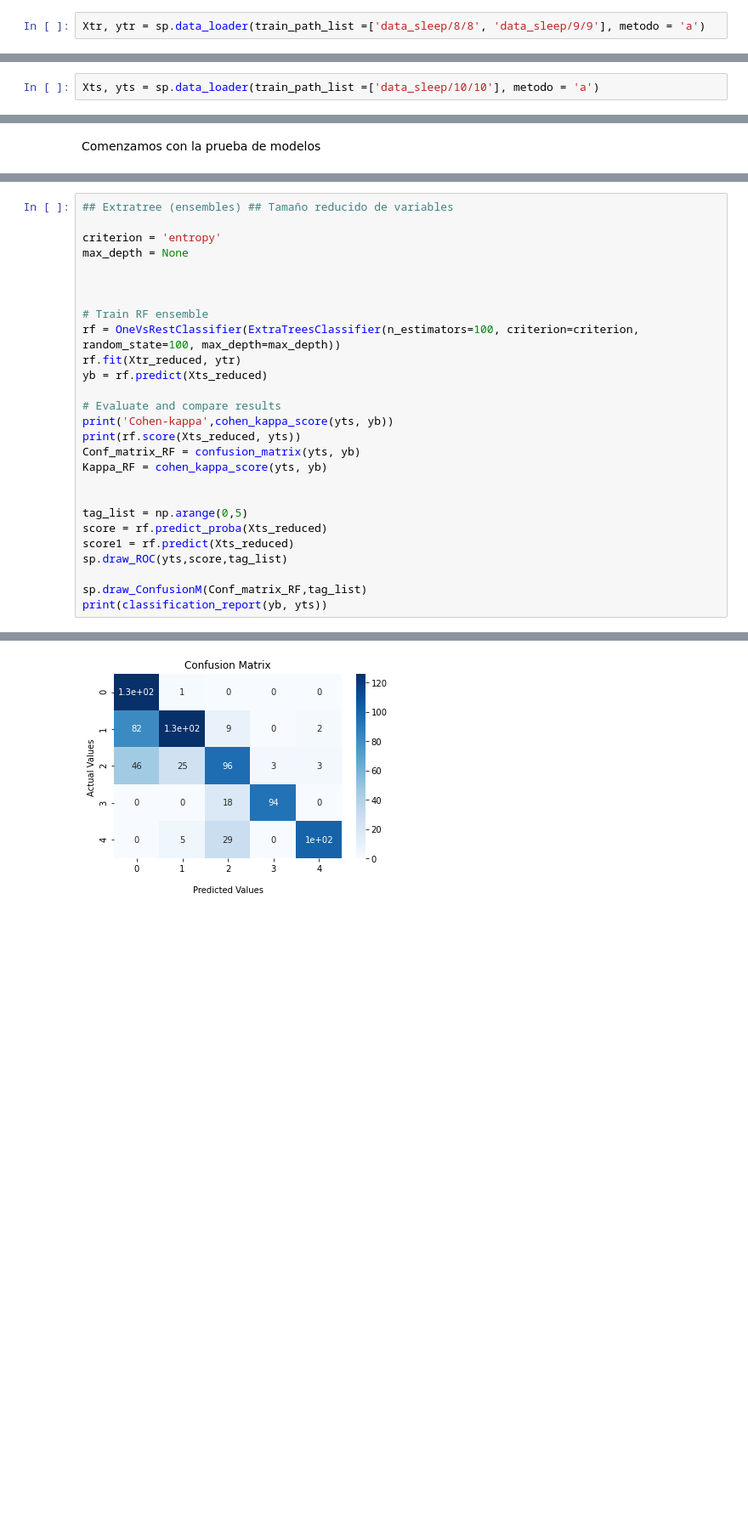
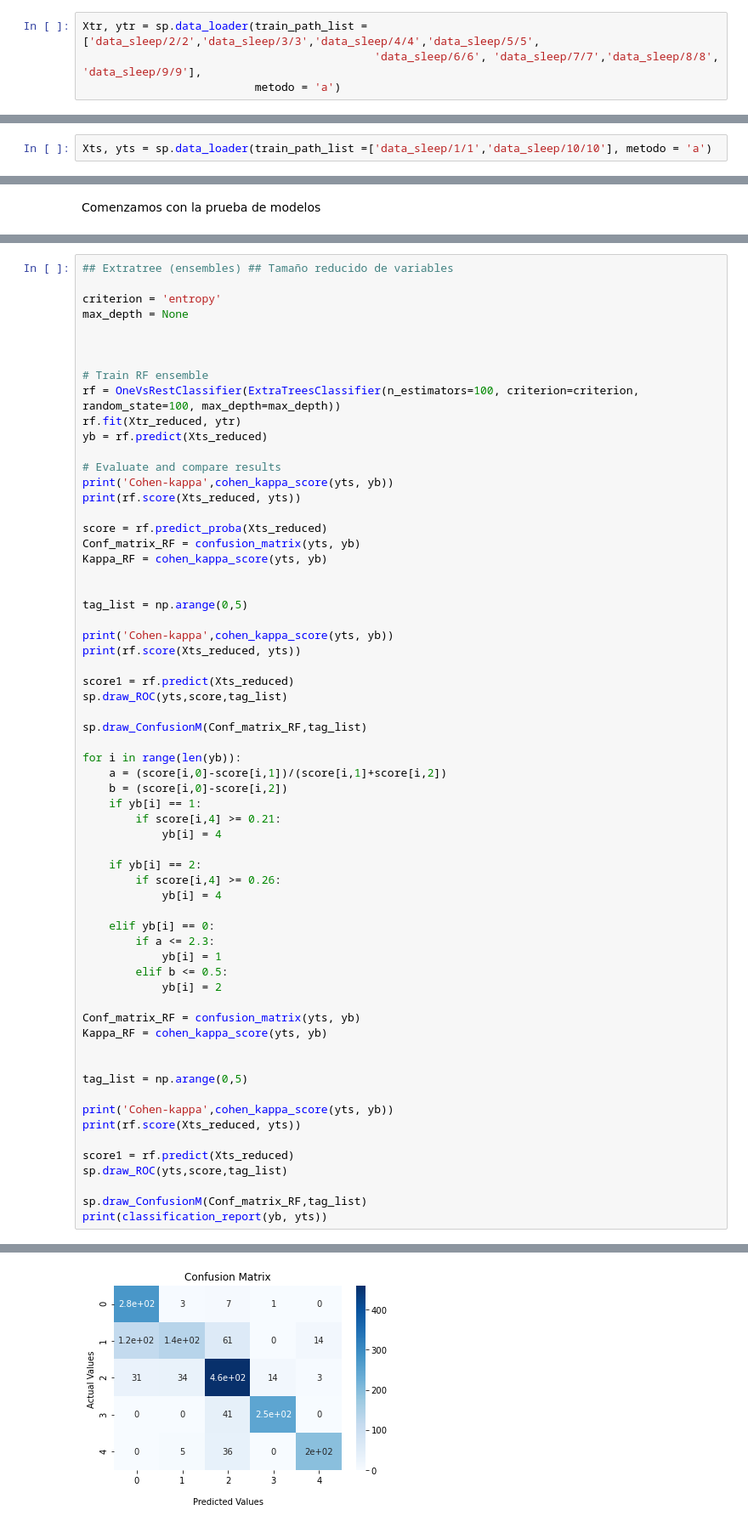
Before and after one commit to Olayo05/Sleeping_analysis, a Jupyter notebook: Fases_sueño.ipynb, the cells around one changed output, grey strips where cells are left out. Shown at 85% size. Cells and saved outputs as stored; diff of their text form; blank space fills up the shorter version.

```diff
--- a/Fases_sueño.ipynb
+++ b/Fases_sueño.ipynb
@@ -25,5 +29,7 @@ Para evaluar, realizar un boxplot del conjunto de train, y despues hacer lo mism
 # %%
-Xtr, ytr = sp.data_loader(train_path_list =['data_sleep/8/8', 'data_sleep/9/9'], metodo = 'a')
+Xtr, ytr = sp.data_loader(train_path_list =['data_sleep/2/2','data_sleep/3/3','data_sleep/4/4','data_sleep/5/5',
+                                            'data_sleep/6/6', 'data_sleep/7/7','data_sleep/8/8', 'data_sleep/9/9'],
+                          metodo = 'a')
 # %% [output]
 Filtering raw data in 1 contiguous segment
 Setting up band-pass filter from 0.3 - 45 Hz
@@ -61,5 +88,5 @@ Todo correcto
 # %%
-Xts, yts = sp.data_loader(train_path_list =['data_sleep/10/10'], metodo = 'a')
+Xts, yts = sp.data_loader(train_path_list =['data_sleep/1/1','data_sleep/10/10'], metodo = 'a')
 # %% [output]
 Filtering raw data in 1 contiguous segment
 Setting up band-pass filter from 0.3 - 45 Hz
@@ -295,12 +327,48 @@ yb = rf.predict(Xts_reduced)
 # Evaluate and compare results
 print('Cohen-kappa',cohen_kappa_score(yts, yb))
 print(rf.score(Xts_reduced, yts))
+
+score = rf.predict_proba(Xts_reduced)
 Conf_matrix_RF = confusion_matrix(yts, yb)
 Kappa_RF = cohen_kappa_score(yts, yb)
 
 
 tag_list = np.arange(0,5)
-score = rf.predict_proba(Xts_reduced)
+
+print('Cohen-kappa',cohen_kappa_score(yts, yb))
+print(rf.score(Xts_reduced, yts))
+
+score1 = rf.predict(Xts_reduced)
+sp.draw_ROC(yts,score,tag_list)
+
+sp.draw_ConfusionM(Conf_matrix_RF,tag_list)
+
+for i in range(len(yb)):
+    a = (score[i,0]-score[i,1])/(score[i,1]+score[i,2])
+    b = (score[i,0]-score[i,2])
+    if yb[i] == 1:
+        if score[i,4] >= 0.21:
+            yb[i] = 4
+
+    if yb[i] == 2:
+        if score[i,4] >= 0.26:
+            yb[i] = 4
+
+    elif yb[i] == 0:
+        if a <= 2.3:
+            yb[i] = 1
+        elif b <= 0.5:
+            yb[i] = 2
+
+Conf_matrix_RF = confusion_matrix(yts, yb)
+Kappa_RF = cohen_kappa_score(yts, yb)
+
+
+tag_list = np.arange(0,5)
+
+print('Cohen-kappa',cohen_kappa_score(yts, yb))
+print(rf.score(Xts_reduced, yts))
+
 score1 = rf.predict(Xts_reduced)
 sp.draw_ROC(yts,score,tag_list)
 
@@ -313 +383 @@ Cohen-kappa 0.6355066201495803
-[figure, old version]
+[figure, new version]
```
Also changed, not shown: parts of 27 cells of this notebook.
